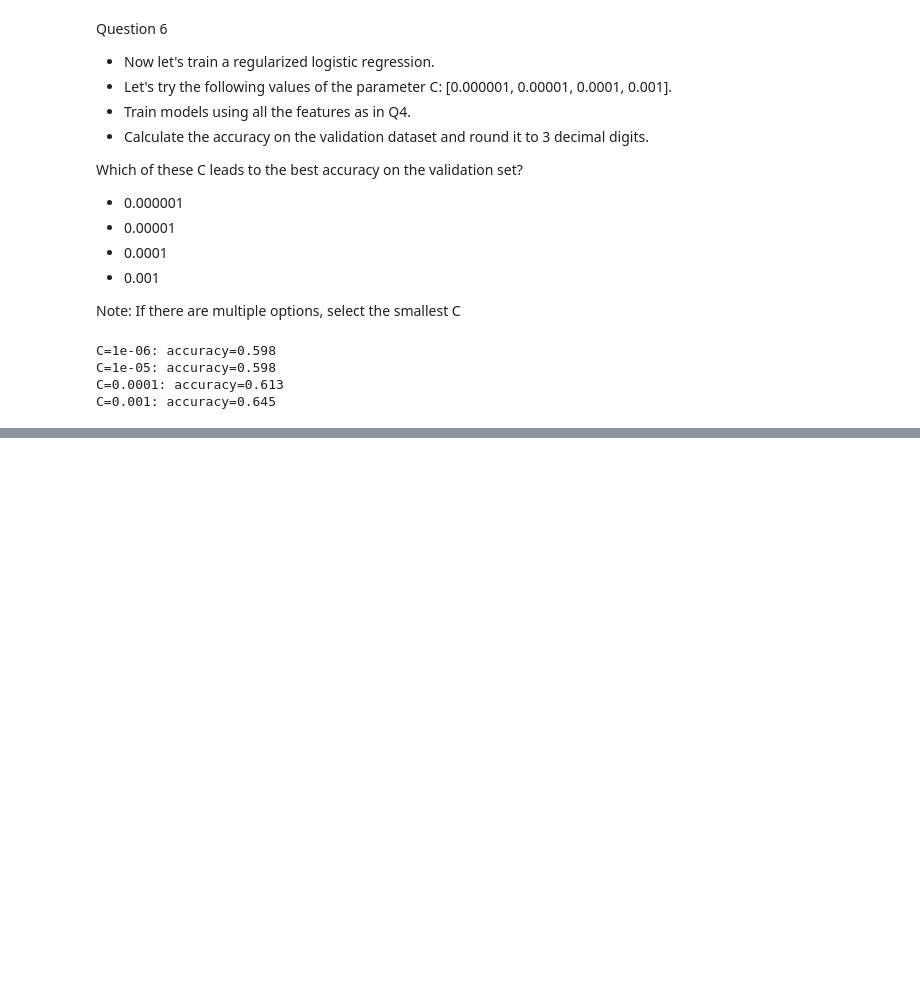
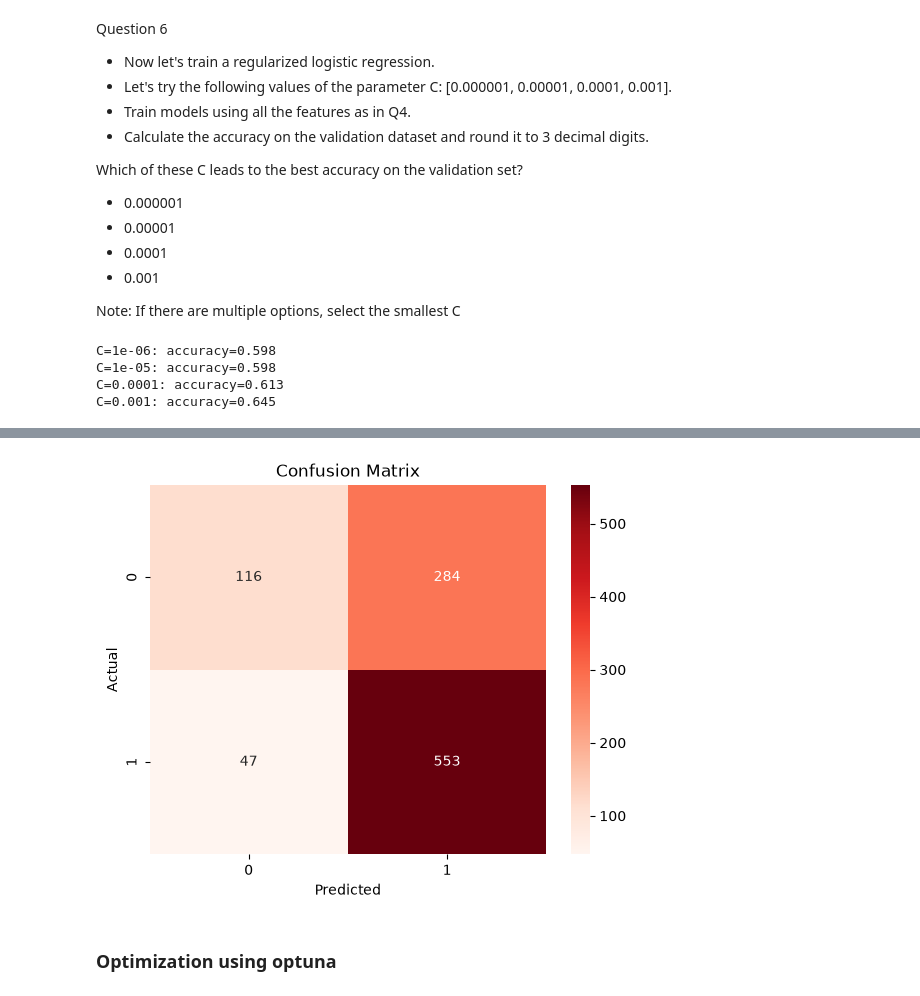
Before and after one commit to ACADEMIC-AND-PERSONAL-PROJECTS/Homework-3-Machine-Learning-for-Classification, a Jupyter notebook: notebook.ipynb, the cells around one changed output, grey strips where cells are left out. Cells and saved outputs as stored; diff of their text form; code cells hidden in the pictures; blank space fills up the shorter version.

```diff
--- a/notebook.ipynb
+++ b/notebook.ipynb
@@ -383,0 +386,9 @@ C=0.001: accuracy=0.645
+# %%
+# Combine training & validation set
+X_full_train = preprocessor.transform(df_full_train.drop(columns='converted'))
+y_full_train = df_full_train['converted']
+
+print("="*31)
+print(f"Training set's shape: {X_full_train.shape}")
+print(f"Test set's shape: {X_test_encoded.shape}")
+print("="*31)
@@ -383,0 +400,6 @@ C=0.001: accuracy=0.645
+# %%
+# modele
+model = LogisticRegression(solver='liblinear', C=0.001, max_iter=1000, random_state=42)
+
+# training the model
+model.fit(X_full_train, y_full_train)
@@ -383,0 +408,3 @@ C=0.001: accuracy=0.645
+# %%
+# Making predictions
+y_pred = model.predict(X_test_encoded)
@@ -383,0 +424,17 @@ C=0.001: accuracy=0.645
+# %%
+import seaborn as sns
+from sklearn.metrics import confusion_matrix
+
+# confusion matrix
+cm = confusion_matrix(y_test, y_pred)
+
+# visualization
+sns.heatmap(cm, cmap='Reds',fmt='d', annot=True)
+plt.xlabel("Predicted")
+plt.ylabel("Actual")
+plt.title("Confusion Matrix")
+plt.show();
+# %% [output]
+[figure, added]
+# %% [markdown]
+### Optimization using optuna
```
Also changed, not shown: parts of 12 cells of this notebook, 2 other files.
